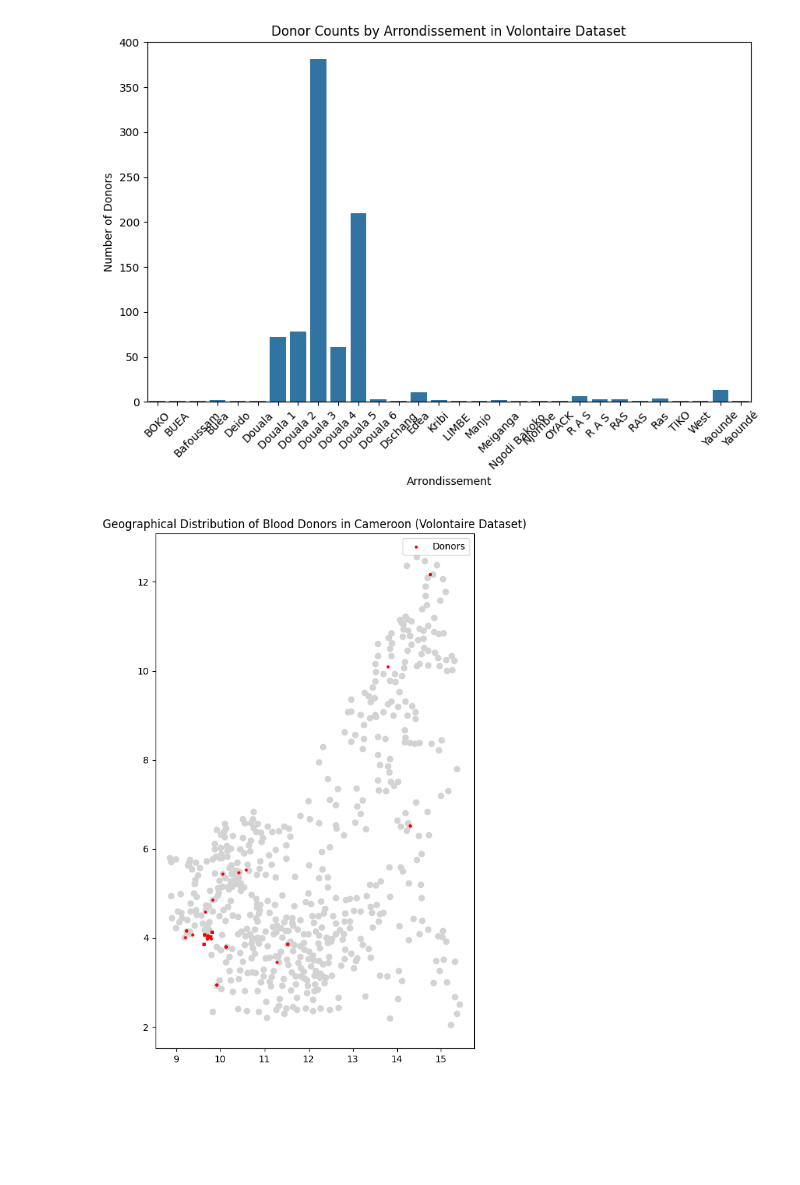
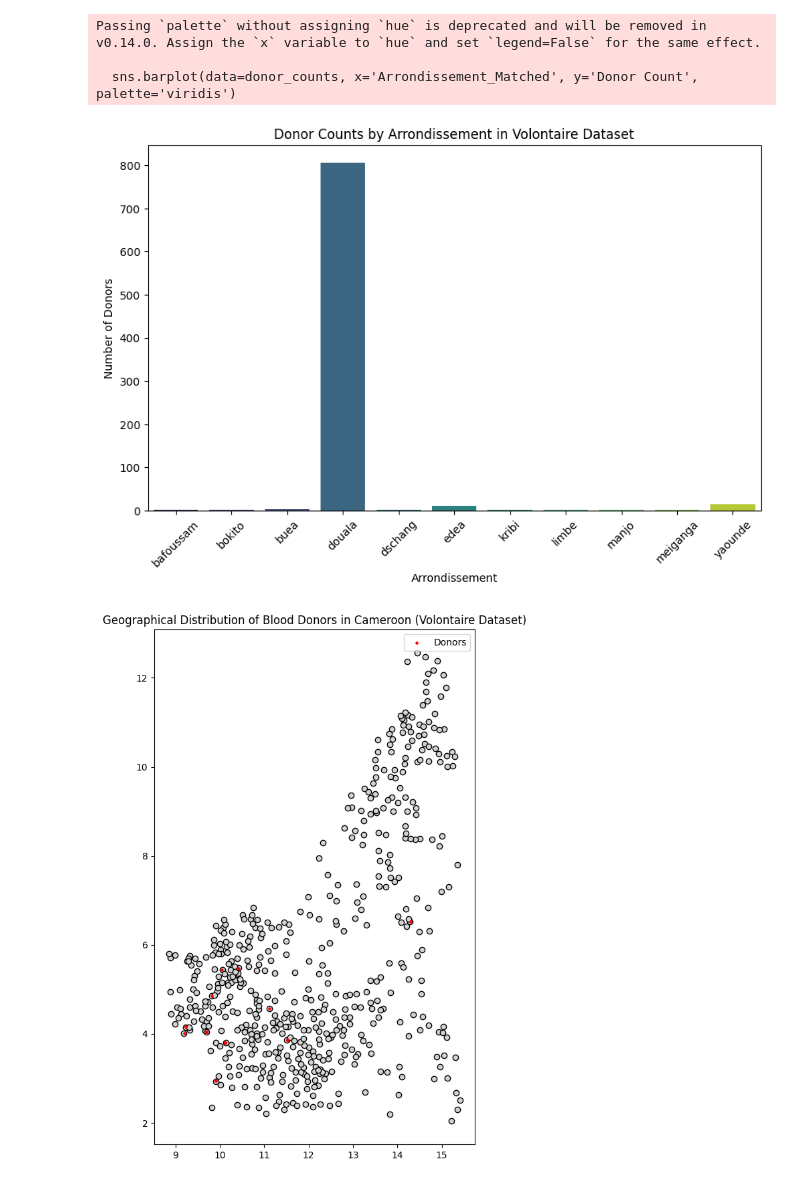
Before and after one commit to AlphonseBrandon/blood_donation_campaign_dashboard, a Jupyter notebook: notebooks/Donor_mapping.ipynb, the cells around one changed output. Cells and saved outputs as stored; diff of their text form; code cells hidden in the pictures; blank space fills up the shorter version.

Commit message:
adjusted donor mapping to recognize all regions

```diff
--- a/notebooks/Donor_mapping.ipynb
+++ b/notebooks/Donor_mapping.ipynb
@@ -46,10 +84,8 @@ Yaoundé
 # Initialize the Nominatim geocoder
 geolocator = Nominatim(user_agent="myGeocoder")
 
-# List of Arrondissements you want to geocode
-arrondissements = df_volontaire['Arrondissement'].unique()
-
-# Create a dictionary to hold coordinates
+# List of Arrondissements to geocode
+arrondissements = df_volontaire_cleaned['Arrondissement_Matched'].unique()
 arrondissement_coords = {}
 
 # Geocode each arrondissement
@@ -58,23 +94,7 @@ for town in arrondissements:
         location = geolocator.geocode(town + ', Cameroon', timeout=10)
         if location:
             arrondissement_coords[town] = (location.latitude, location.longitude)
-        else:
-            print(f"Could not geocode: {town}")
-        # Pause for a short duration to avoid rate limiting
         time.sleep(1)
-    except Exception as e:  # Catch all exceptions
+    except Exception as e:
         print(f"Geocoding error for {town}: {e}")
         time.sleep(5)
-
-# Create a new DataFrame to hold coordinates
-df_volontaire['Coordinates'] = df_volontaire['Arrondissement'].map(arrondissement_coords)
-
-# Split the Coordinates into separate latitude and longitude columns
-df_volontaire[['Latitude', 'Longitude']] = pd.DataFrame(df_volontaire['Coordinates'].tolist(), index=df_volontaire.index)
-
-# Drop rows where coordinates are not available
-df_volontaire.dropna(subset=['Latitude', 'Longitude'], inplace=True)
-
-# Display updated DataFrame
-print("\nVolontaire Dataset with Coordinates:")
-print(df_volontaire[['Arrondissement', 'Latitude', 'Longitude']])
@@ -96,0 +101,13 @@ Volontaire Dataset with Coordinates:
+# %%
+# Create a new DataFrame to hold coordinates
+df_volontaire_cleaned['Coordinates'] = df_volontaire_cleaned['Arrondissement_Matched'].map(arrondissement_coords)
+
+# Split the Coordinates into separate latitude and longitude columns
+df_volontaire_cleaned[['Latitude', 'Longitude']] = pd.DataFrame(df_volontaire_cleaned['Coordinates'].tolist(), index=df_volontaire_cleaned.index)
+
+# Drop rows where coordinates are not available
+df_volontaire_cleaned.dropna(subset=['Latitude', 'Longitude'], inplace=True)
+
+# Display updated DataFrame
+print("\nVolontaire Dataset with Coordinates:")
+print(df_volontaire_cleaned[['Arrondissement_Matched', 'Latitude', 'Longitude']])
@@ -97,14 +149,17 @@ Volontaire Dataset with Coordinates:
+# %%
+# Count donors by arrondissement
+donor_counts = df_volontaire_cleaned.groupby('Arrondissement_Matched').size().reset_index(name='Donor Count')
 # %%
-# Count donors by arrondissement
-donor_counts = df_volontaire.groupby('Arrondissement').size().reset_index(name='Donor Count')
-
 # Plotting the donor counts by arrondissement
 plt.figure(figsize=(10, 6))
-sns.barplot(data=donor_counts, x='Arrondissement', y='Donor Count')
+sns.barplot(data=donor_counts, x='Arrondissement_Matched', y='Donor Count', palette='viridis')
 plt.xticks(rotation=45)  # Rotate x-axis labels for better visibility
 plt.title('Donor Counts by Arrondissement in Volontaire Dataset')  # Title of the plot
 plt.xlabel('Arrondissement')  # x-axis label
 plt.ylabel('Number of Donors')  # y-axis label
 plt.show()  # Display the plot
 # %% [output]
+Passing `palette` without assigning `hue` is deprecated and will be removed in v0.14.0. Assign the `x` variable to `hue` and set `legend=False` for the same effect.
+
+  sns.barplot(data=donor_counts, x='Arrondissement_Matched', y='Donor Count', palette='viridis')
-[figure, old version]
+[figure, new version]
@@ -111,21 +172,12 @@ plt.show()  # Display the plot
 # %%
-# Load the Cameroon map shapefile
-cameroon_map = gpd.read_file('/content/cmr_cities.zip')
-
-# Create a GeoDataFrame for donors based on their coordinates
-donors_geo = gpd.GeoDataFrame(df_volontaire, geometry=gpd.points_from_xy(df_volontaire.Longitude, df_volontaire.Latitude))
-
-# Set the coordinate reference system to match the Cameroon map
-donors_geo.crs = cameroon_map.crs
-
 # Plotting the map with donor locations
 fig, ax = plt.subplots(figsize=(12, 10))  # Create a figure and axis
-cameroon_map.plot(ax=ax, color='lightgrey')  # Plot the Cameroon map
+cameroon_map.plot(ax=ax, color='lightgrey', edgecolor='black')  # Plot the Cameroon map
 donors_geo.plot(ax=ax, marker='o', color='red', markersize=5, label='Donors')  # Plot donor locations
 plt.title('Geographical Distribution of Blood Donors in Cameroon (Volontaire Dataset)')  # Title of the map
 plt.legend()  # Show legend
 plt.show()  # Display the map
 # %% [output]
-[figure, old version]
+[figure, new version]
 # %%
 # Create an interactive map using Folium
```
Also changed, not shown: parts of 15 cells of this notebook.
